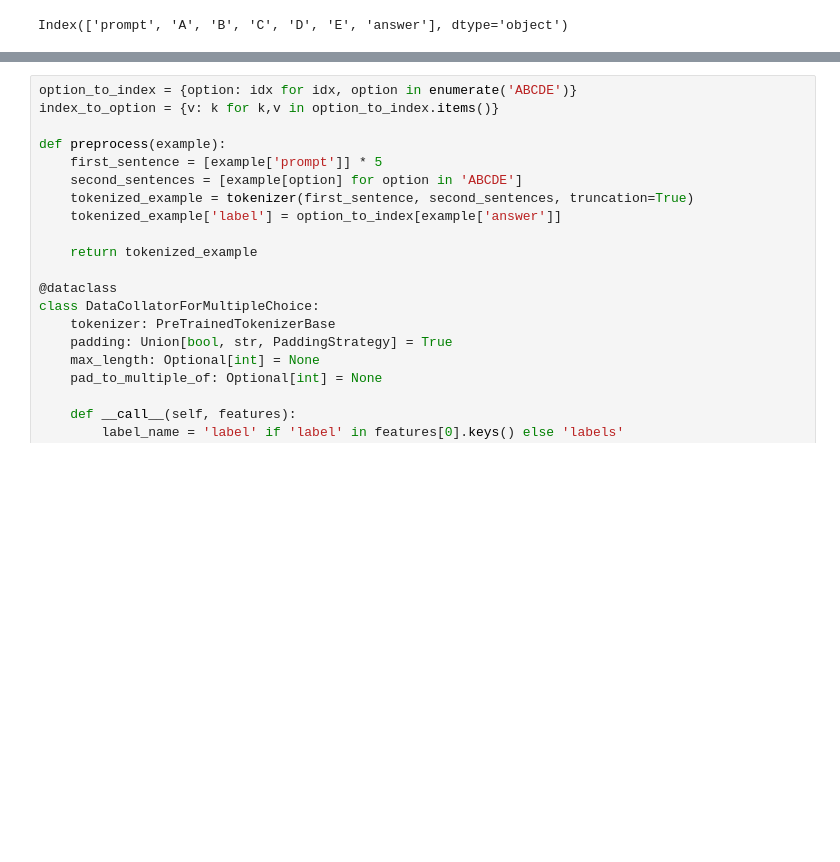
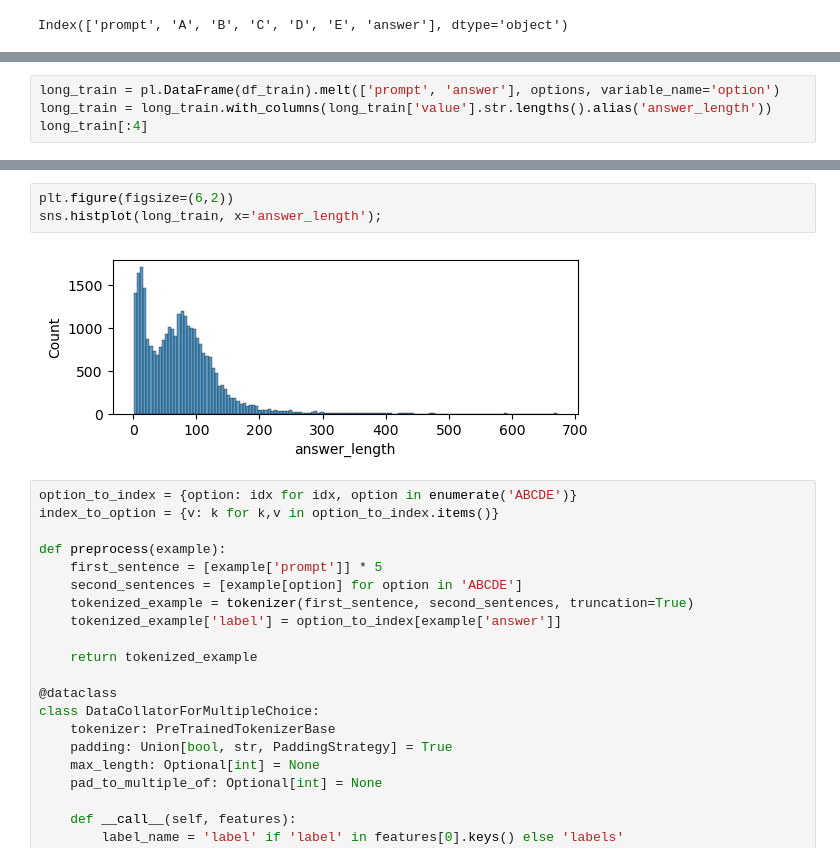
Before and after one commit to dan-tee/kaggle-science-exam, a Jupyter notebook: DeBERTa V3 Osmulski.ipynb, the cells around one changed output, grey strips where cells are left out. Cells and saved outputs as stored; diff of their text form; blank space fills up the shorter version.

```diff
--- a/DeBERTa V3 Osmulski.ipynb
+++ b/DeBERTa V3 Osmulski.ipynb
@@ -47,0 +78,4 @@ print(df_train.shape, df_test_1.shape, df_test_2.shape)
+# %%
+long_train = pl.DataFrame(df_train).melt(['prompt', 'answer'], options, variable_name='option')
+long_train = long_train.with_columns(long_train['value'].str.lengths().alias('answer_length'))
+long_train[:4]
@@ -48,3 +90,8 @@ print(df_train.shape, df_test_1.shape, df_test_2.shape)
+# %%
+plt.figure(figsize=(6,2))
+sns.histplot(long_train, x='answer_length');
+# %% [output]
+[figure, added]
 # %%
 option_to_index = {option: idx for idx, option in enumerate('ABCDE')}
 index_to_option = {v: k for k,v in option_to_index.items()}
```
Also changed, not shown: parts of 12 cells of this notebook, 3 other files.
